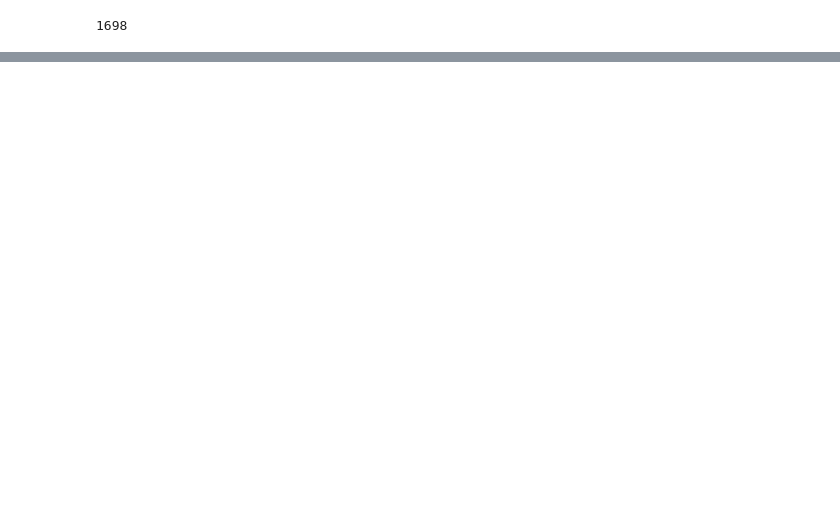
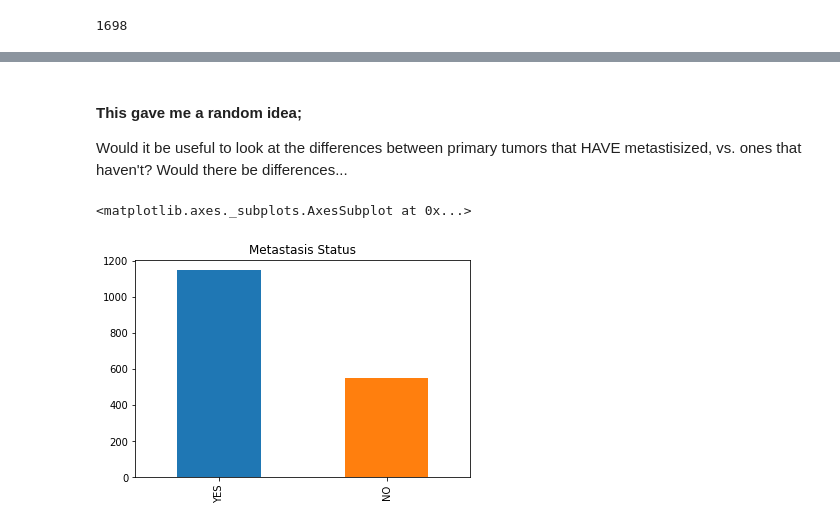
Before and after one commit to programmingprincess/ml4sp_metastasis, a Jupyter notebook: get_data.ipynb, the cells around one changed output, grey strips where cells are left out. Drawn from its saved outputs; the diff is of its cells as text; code cells hidden in the pictures; blank space fills up the shorter version.

```diff
--- a/get_data.ipynb
+++ b/get_data.ipynb
@@ -274,0 +185,8 @@ len(all_labels)
+# %% [markdown]
+#### This gave me a random idea;
+Would it be useful to look at the differences between primary tumors that HAVE metastisized, vs. ones that haven't? Would there be differences...
+# %%
+all_labels['metastasis_status'].value_counts().plot(kind='bar',title='Metastasis Status')
+# %% [output]
+<matplotlib.axes._subplots.AxesSubplot at 0x...>
+[figure, added]
```
Also changed, not shown: parts of 6 cells of this notebook.
